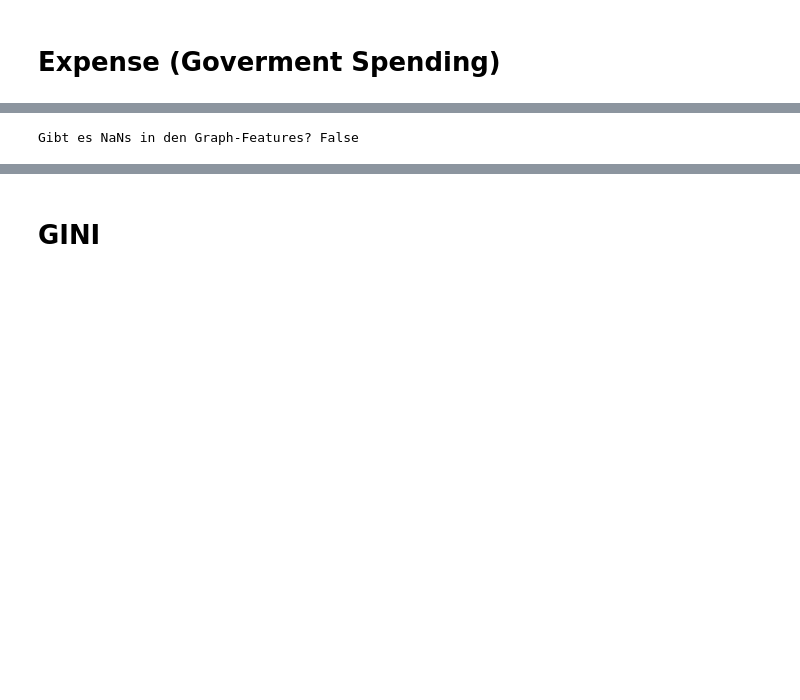
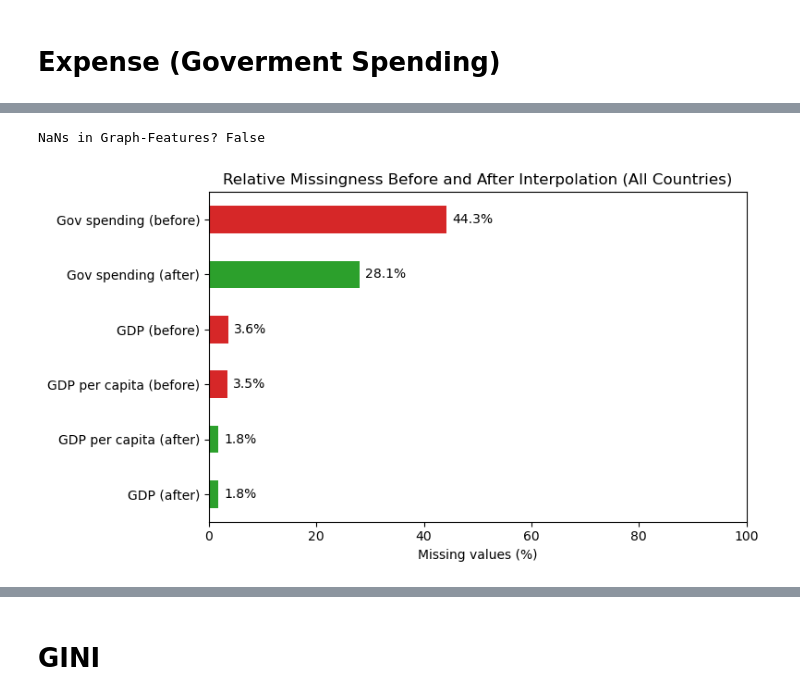
Before and after one commit to samrauh/dlss-project, a Jupyter notebook: data_collection/economics/Deep Learning Projekt economics.ipynb, the cells around one changed output, grey strips where cells are left out. Saved outputs shown, nothing was run; the diff lists cells and outputs as text; code cells hidden in the pictures; blank space fills up the shorter version.

```diff
--- a/data_collection/economics/Deep Learning Projekt economics.ipynb
+++ b/data_collection/economics/Deep Learning Projekt economics.ipynb
@@ -466,12 +441,48 @@ Erste 5 Nodes:
 # %%
 import torch
 
-# Prüfe: Gibt es überhaupt NaNs in den Features?
-print("Gibt es NaNs in den Graph-Features?", any(torch.isnan(data.x).any().item() for data in graphs.values()))
+print("NaNs in Graph-Features?", any(torch.isnan(data.x).any().item() for data in graphs.values()))
 
-# Pro Jahr: Anzahl NaNs pro Feature-Spalte
 for year, data in graphs.items():
     if torch.isnan(data.x).any():
-        print(f"⚠️ NaNs in Jahr {year}: {torch.isnan(data.x).sum(dim=0).tolist()}")
+        print(f"NaNs in year {year}: {torch.isnan(data.x).sum(dim=0).tolist()}")
 # %% [output]
-Gibt es NaNs in den Graph-Features? False
+NaNs in Graph-Features? False
+# %%
+# visualization Naans
+import matplotlib.pyplot as plt
+import pandas as pd
+
+year_cols = [str(y) for y in range(2000, 2023)]
+
+def get_missing_pct(df):
+    total = df[year_cols].size
+    missing = df[year_cols].isna().sum().sum()
+    return 100 * missing / total
+
+missing_pct = {
+    "GDP (before)": get_missing_pct(df_gdp_before_interp),
+    "GDP (after)":  get_missing_pct(df_gdp_after_interp),
+    "GDP per capita (before)": get_missing_pct(df_pcap_before_interp),
+    "GDP per capita (after)":  get_missing_pct(df_pcap_after_interp),
+    "Gov spending (before)": get_missing_pct(df_gov_before_interp),
+    "Gov spending (after)":  get_missing_pct(df_gov_after_interp),
+}
+
+
+missing_series = pd.Series(missing_pct).sort_values()
+
+
+plt.figure(figsize=(8, 4.5))
+ax = missing_series.plot.barh(color=["#d62728" if "before" in k else "#2ca02c" for k in missing_series.index])
+ax.set_xlabel("Missing values (%)")
+ax.set_title("Relative Missingness Before and After Interpolation (All Countries)")
+ax.set_xlim(0, 100)
+
+for i, v in enumerate(missing_series.values):
+    ax.text(v + 1, i, f"{v:.1f}%", va="center")
+
+plt.tight_layout()
+plt.show()
+# %% [output]
+[figure, added]
```
Also changed, not shown: parts of 23 cells of this notebook, 1 other file.
